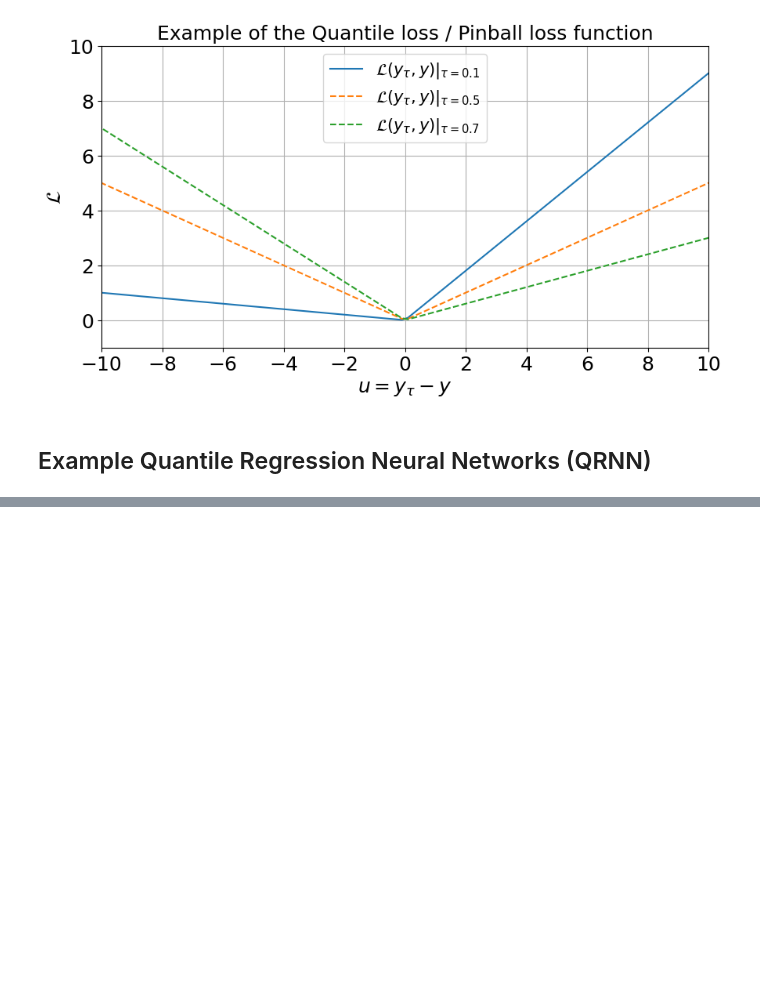
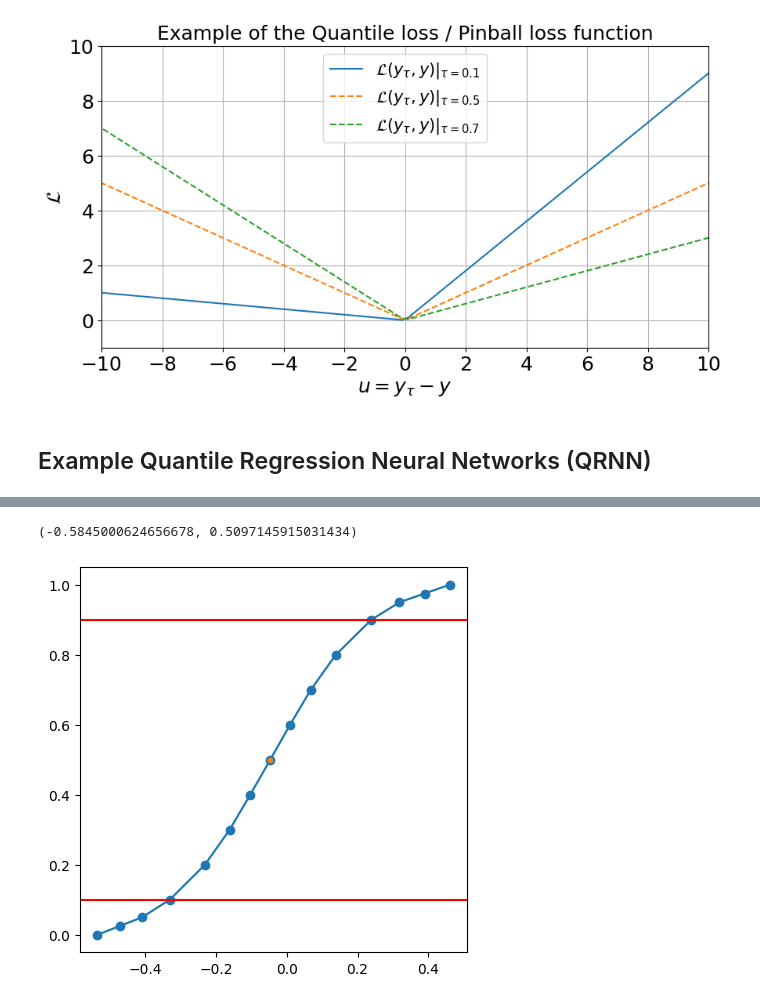
Before and after one commit to chiara-aisweden/cloud_rm, a Jupyter notebook: Cloud_rm/qrnn_example.ipynb, the cells around one changed output, grey strips where cells are left out. Drawn from its saved outputs; the diff is of its cells as text; code cells hidden in the pictures; blank space fills up the shorter version.

```diff
--- a/Cloud_rm/qrnn_example.ipynb
+++ b/Cloud_rm/qrnn_example.ipynb
@@ -294,0 +297,40 @@ plt.show()
+# %%
+index_median=6
+example_cdf_ix=1
+b=4
+# %%
+m=np.abs(preds[:,index_median]-y_test[:])
+m_isort=np.argsort(m)
+pred_y_post_s=preds[m_isort,:]
+y_post_s=y_test[m_isort]
+X_post_s=X_test[m_isort]
+# %%
+example_cdf=pred_y_post_s[example_cdf_ix,:]
+example_cdf_01=np.zeros(len(quantiles_01))
+example_cdf_01[1:-1]=example_cdf
+example_cdf_01[-1]=2.0 * example_cdf[-1] -example_cdf[-2]
+example_cdf_01[0]= 2.0 * example_cdf[0] -example_cdf[1]
+
+
+example_pdf=(quantiles_01[1:]-quantiles_01[:-1])/(example_cdf_01[1:]-example_cdf_01[:-1])
+example_pdf_x=(example_cdf_01[1:]+example_cdf_01[:-1])/2
+example_pdf_x_extra=np.zeros(len(example_pdf_x)+2)
+
+example_pdf_x_extra[1:-1]=example_pdf_x
+example_pdf_x_extra[0]=example_pdf_x[0]
+example_pdf_x_extra[-1]=example_pdf_x[-1]
+
+example_pdf_extra=np.zeros(len(example_pdf)+2)
+example_pdf_extra[1:-1]=example_pdf
+example_pdf_extra[0]=0
+example_pdf_extra[-1]=0
+# %%
+plt.rcParams["figure.figsize"] = [5, 5]
+plt.plot(example_cdf_01,quantiles_01,'-o')
+plt.plot(y_post_s[example_cdf_ix],0.5,'.')
+plt.hlines(0.1,xmin=-1,xmax=1,colors='r')
+plt.hlines(0.9,xmin=-1,xmax=1,colors='r')
+plt.xlim(np.min(example_cdf_01)-0.05,np.max(example_cdf_01)+0.05)
+# %% [output]
+(-0.5845000624656678, 0.5097145915031434)
+[figure, added]
```
Also changed, not shown: parts of 7 cells of this notebook, 1 other file.
